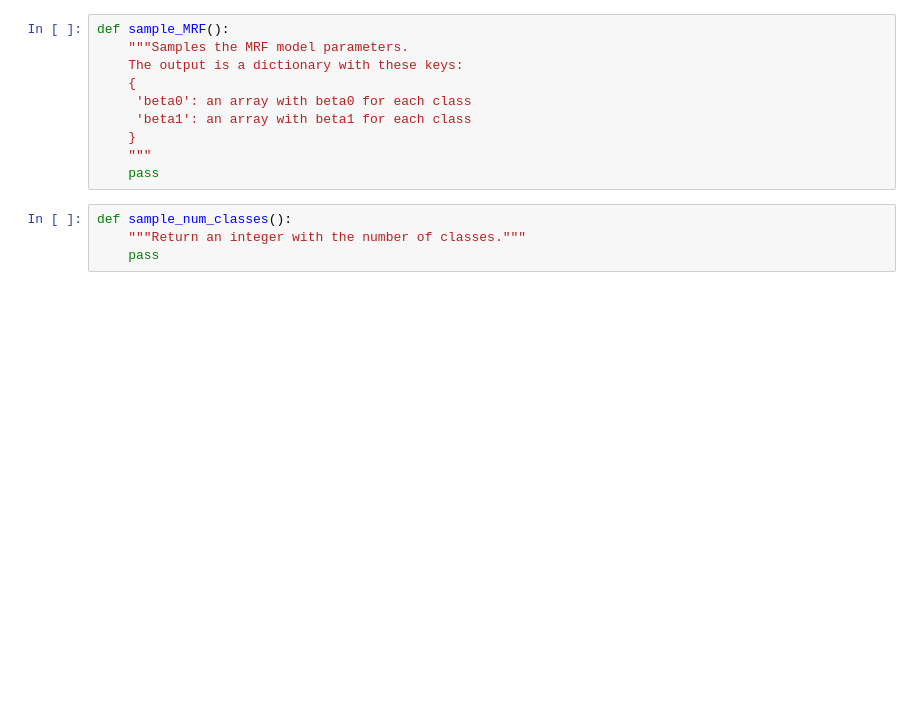
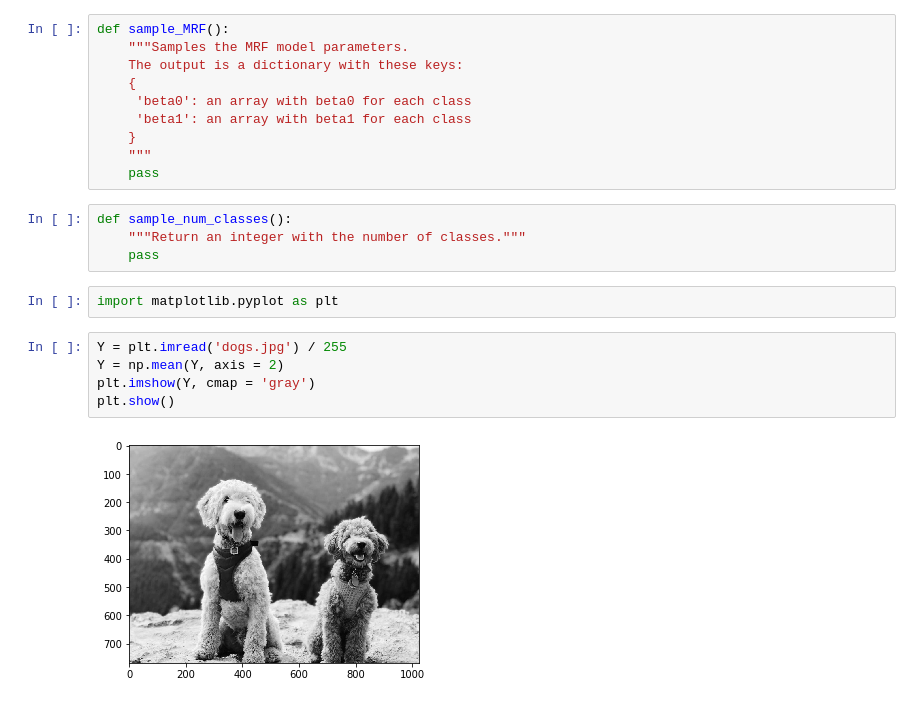
Before and after one commit to paskett/mrf-unsupervised-image-segmentation, a Jupyter notebook: Taylor_Working_NB.ipynb, the cells around one changed output. Saved outputs shown, nothing was run; the diff lists cells and outputs as text; blank space fills up the shorter version.

```diff
--- a/Taylor_Working_NB.ipynb
+++ b/Taylor_Working_NB.ipynb
@@ -115,3 +115,12 @@ def sample_MRF():
 def sample_num_classes():
     """Return an integer with the number of classes."""
     pass
+# %%
+import matplotlib.pyplot as plt
+# %%
+Y = plt.imread('dogs.jpg') / 255
+Y = np.mean(Y, axis = 2)
+plt.imshow(Y, cmap = 'gray')
+plt.show()
+# %% [output]
+[figure, added]
```
Also changed, not shown: parts of 6 cells of this notebook, 4 other files.
